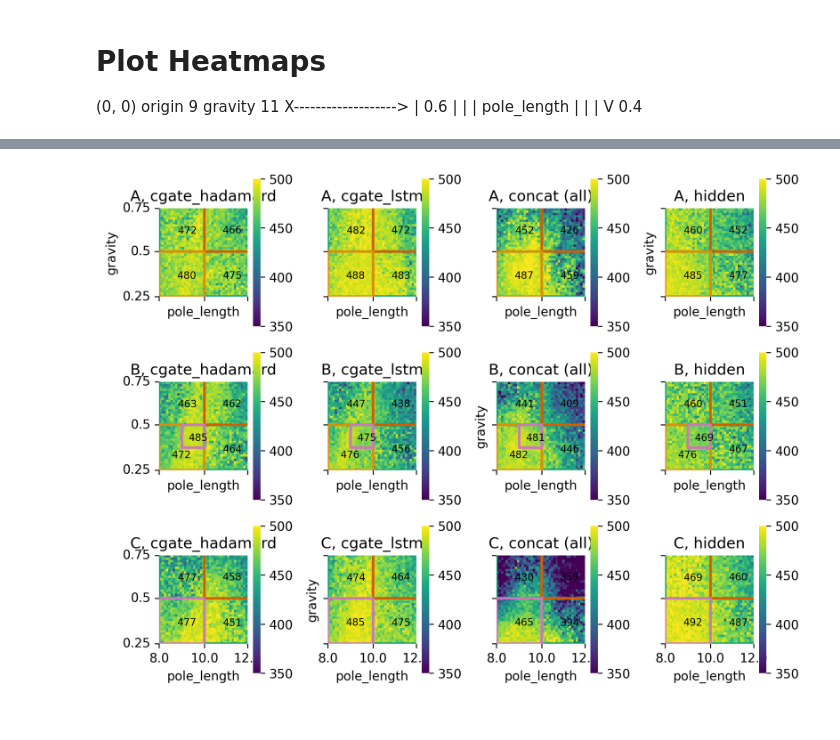
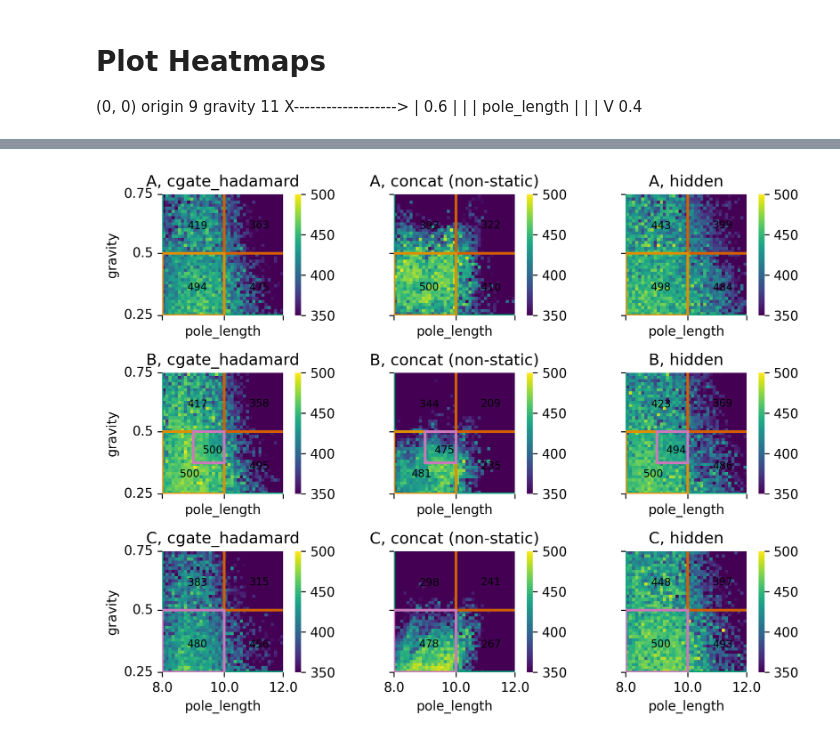
Before and after one commit to automl/CARL, a Jupyter notebook: experiments/evaluation/eval_kirk.ipynb, the cells around one changed output, grey strips where cells are left out. Cells and saved outputs as stored; diff of their text form; code cells hidden in the pictures.

```diff
--- a/experiments/evaluation/eval_kirk.ipynb
+++ b/experiments/evaluation/eval_kirk.ipynb
@@ -15,8 +18,10 @@ folder_eval = (
 folder_eval = "/home/benjamin/Dokumente/code/tmp/CARL/multirun/2022-07-07/07-57-17/"
 
 
-folder_train = "/home/benjamin/Dokumente/code/tmp/tntcomp/CARL/exp_sweep/2022-10-27/17-41-56_benchmark_train"
-folder_eval = "/home/benjamin/Dokumente/code/tmp/tntcomp/CARL/multirun/2022-10-28/08-35-10"
+# folder_train = "/home/benjamin/Dokumente/code/tmp/tntcomp/CARL/exp_sweep/2022-10-27/17-41-56_benchmark_train"
+# folder_eval = "/home/benjamin/Dokumente/code/tmp/tntcomp/CARL/multirun/2022-10-28/08-35-10"
+
+folder_eval = "/home/benjamin/Dokumente/code/tmp/tntcomp/CARL/multirun/2022-12-21/20-58-07"  # rerun
 # %%
 from rich import print as printr
 from rich.progress import track
@@ -42,7 +47,7 @@ reload_rpc: bool = False
 fn_config = ".hydra/config.yaml"
 fn_wbsummary = "wandb/latest-run/files/wandb-summary.json"
 fn_wbconfig = "wandb/latest-run/files/config.yaml"
-rpc_fn = Path("rpc.csv")
+rpc_fn = Path("rpc" + Path(folder_eval).name + ".csv")
 if not rpc_fn.is_file():
     reload_rpc = True
 
@@ -71,6 +76,7 @@ if reload_rpc:
             average_return = None
 
         if mode is None or average_return is None:
+            print(f"Skip. Mode {mode}, average_return {average_return}")
             continue
 
         distribution_type = cfg.kirk_evaluation_protocol.distribution_type
@@ -107,3 +113,5 @@ if reload_rpc:
     df_rpc.to_csv(rpc_fn)
 else:
     df_rpc = pd.read_csv(rpc_fn)
+
+df_rpc["visibility"][df_rpc["visibility"] == "concat (all)"] = "concat (non-static)"
@@ -227,25 +210,27 @@ plt.show()
 from copy import copy
 from hydra.utils import instantiate
 from experiments.evaluation_protocol.plot_evaluate_on_protocol import get_ep_mplpatches
+import scipy
 
+# Get train configuration
 traincfg = recover_traincfg_from_wandb(Path(folder_eval) / "0" / fn_wbconfig)
+
+# Load context features
 context_features = [
     instantiate(config=cf) for cf in traincfg.kirk_evaluation_protocol.context_features
 ]
 
+# Set plot params
 plt.rcParams["axes.grid"] = False
-
 always_add_xlabel = True
 add_numbers_on_heatmap = True
 annot_with_std = False
+cmap = copy(plt.cm.viridis)
+cmap.set_bad(color="k")
 
 df = df_rpc
-n_bins = 40
-discretizer = {v.name: (v.lower, v.upper, n_bins) for v in context_features}
-# discretizer = {
-#     "pole_length": (0.4, 0.8, n_bins),  # rows of heatmap
-#     "gravity": (9, 11, n_bins),  # cols of heatmap
-# }
+
+# Filter
 filter_distribution_types = [
     "train",
     # "test_interpolation",
@@ -256,44 +241,77 @@ filter_distribution_types = [
 for fil in filter_distribution_types:
     df = df[df["distribution_type"] != fil]
 
+# Discretize context
+n_bins = 40
+discretizer = {v.name: (v.lower, v.upper, n_bins) for v in context_features}
+printr("discretizer", discretizer)
+# discretizer = {
+#     "pole_length": (0.4, 0.8, n_bins),  # rows of heatmap
+#     "gravity": (9, 11, n_bins),  # cols of heatmap
+# }
+
 context_features_bins = []
 for cf in context_features:
     cf = copy(cf)
 
     def transform(v: float) -> float:
+        """Noramalize context feature value to [0,1] depending on lower and upper
+        bound.
+
+        Parameters
+        ----------
+        v : float
+            Context feature value
+
+        Returns
+        -------
+        float
+            Normalized context feature value
+        """
         return (v - cf.lower) / (cf.upper - cf.lower) * n_bins
 
+    # Transform distinctive context feature values
     vals_to_discretize = [cf.lower, cf.lower_constraint, cf.mid, cf.upper]
     transformed = [transform(v) for v in vals_to_discretize]
     cf.lower, cf.lower_constraint, cf.mid, cf.upper = transformed
+
+    # Add context feature with normalized bounds
     context_features_bins.append(cf)
 
-cmap = copy(plt.cm.viridis)
-cmap.set_bad(color="k")
-
+# Define groups and plot layout
 group_keys = ["mode", "visibility"]  # , "distribution_type"]
 groups = df.groupby(group_keys)
+
 fig = plt.figure(figsize=(8, 6), dpi=300)
 axes = fig.subplots(
-    nrows=df[group_keys[0]].nunique(),
-    ncols=df[group_keys[1]].nunique(),
+    nrows=df[group_keys[0]].nunique(),  # row: mode
+    ncols=df[group_keys[1]].nunique(),  # col: visibility
     sharex=True,
     sharey=True,
 )
 print(axes.shape)
+# For each mode + visibility
 for i, (group_id, group_df) in enumerate(groups):
     ax = axes.flatten()[i]
+
+    # Get mode
     mode = group_id[group_keys.index("mode")]
+
+    # For each context feature
+    # Go through group and discretize
     for key, args in discretizer.items():
         bins = np.linspace(*args)
-        ids = np.digitize(group_df[key].to_numpy(), bins=bins) - 1
+        ids = np.digitize(group_df[key].to_numpy(), bins=bins, right=False) - 1
         discretized = [bins[i] for i in ids]
         group_df[key + "_discrete"] = discretized
         group_df[key + "_id"] = ids
 
-    # reduce dataframe by average over same contexts
-    reduced = group_df.groupby([k + "_id" for k in discretizer.keys()]).mean()
+    # Reduce dataframe by average over same contexts
+    reduced = group_df.groupby([k + "_id" for k in discretizer.keys()]).mean(numeric_only=True)
+    # printr(reduced.iloc[0])
     heatmap = np.zeros((n_bins - 1, n_bins - 1))
+    # printr(heatmap.shape)
+    # printr(reduced["gravity_discrete"].nunique())
 
     for idx in reduced.index:
         row = reduced.loc[idx]
@@ -301,6 +319,7 @@ for i, (group_id, group_df) in enumerate(groups):
         heatmap[idx] = ret
 
     hm_mean = np.mean(heatmap[heatmap != 0])
+    hm_mean = scipy.stats.trim_mean(heatmap[heatmap != 0], proportiontocut=0.25, axis=None)
     hm_std = np.std(heatmap[heatmap != 0])
     print(hm_mean, hm_std)
 
@@ -347,6 +366,8 @@ for i, (group_id, group_df) in enumerate(groups):
 
             def annotate(df):
                 region_mean = df["return"].mean()
+                region_mean = scipy.stats.trim_mean(df["return"], proportiontocut=0.25, axis=None)
+                # region_mean = df["return"].median()
                 region_std = df["return"].std()
                 text = f"{region_mean:.0f}"
                 if annot_with_std:
@@ -416,4 +436,4 @@ plt.show()
-[figure, old version]
+[figure, new version]
 # %%
 # need defs from cell before
 # grid = sns.FacetGrid(df, col="mode", height=4)
```
Also changed, not shown: parts of 14 cells of this notebook, 3 other files.
